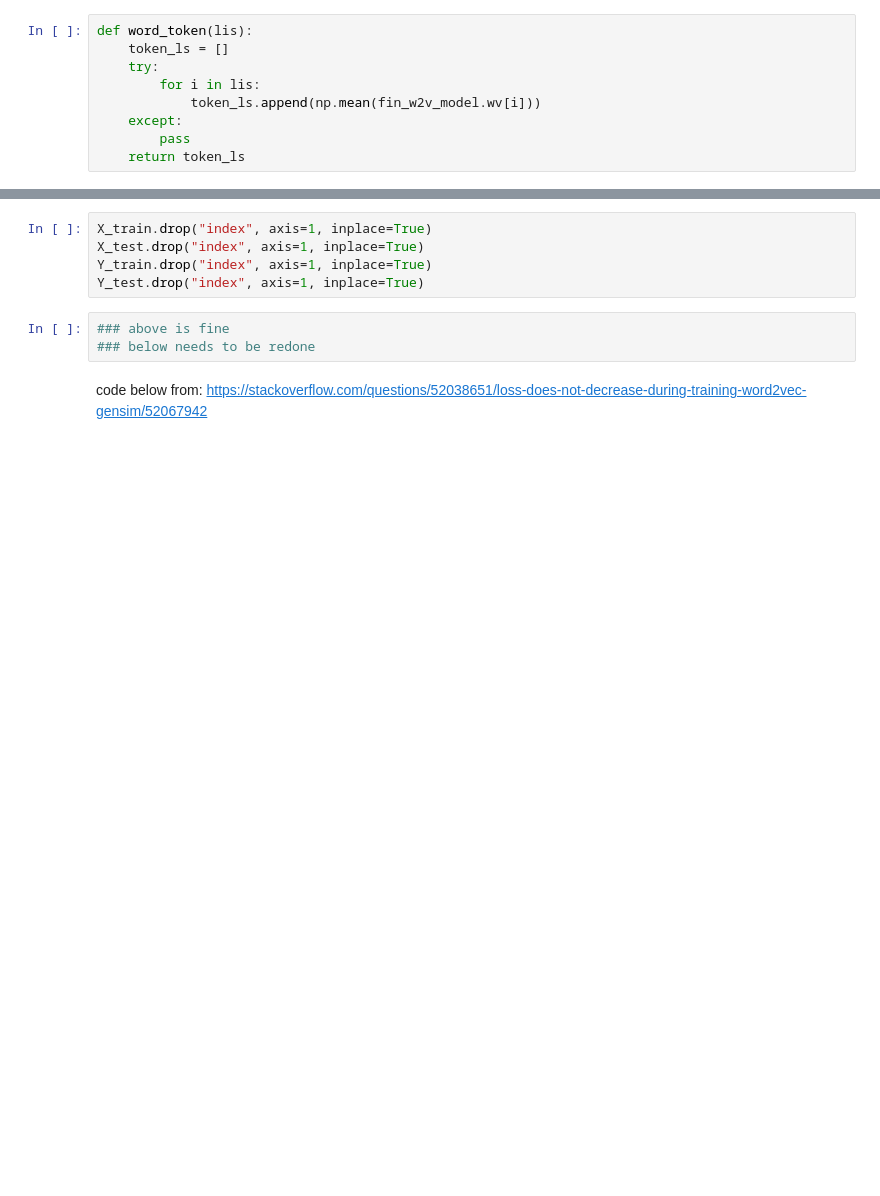
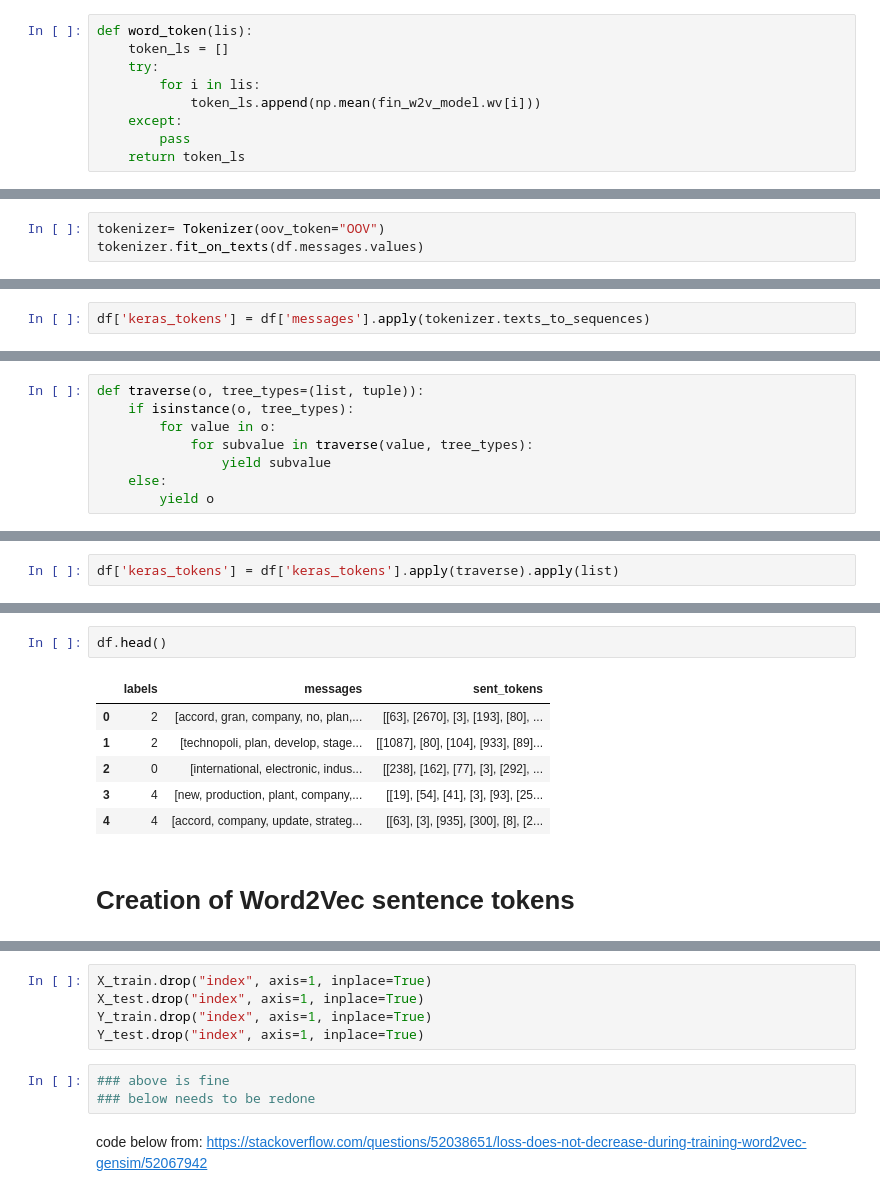
Before and after one commit to Kevin-Kwasnik/aspect-based-sentiment-analysis, a Jupyter notebook: 2_data-wrangling.ipynb, the cells around one changed output, grey strips where cells are left out. Drawn from its saved outputs; the diff is of its cells as text; blank space fills up the shorter version.

```diff
--- a/2_data-wrangling.ipynb
+++ b/2_data-wrangling.ipynb
@@ -299,0 +326,3 @@ df['sent_tokens'] = df.messages.apply(word_token)
+# %%
+tokenizer= Tokenizer(oov_token="OOV")
+tokenizer.fit_on_texts(df.messages.values)
@@ -299,0 +339,2 @@ df['sent_tokens'] = df.messages.apply(word_token)
+# %%
+df['keras_tokens'] = df['messages'].apply(tokenizer.texts_to_sequences)
@@ -299,0 +345,8 @@ df['sent_tokens'] = df.messages.apply(word_token)
+# %%
+def traverse(o, tree_types=(list, tuple)):
+    if isinstance(o, tree_types):
+        for value in o:
+            for subvalue in traverse(value, tree_types):
+                yield subvalue
+    else:
+        yield o
@@ -299,0 +358,2 @@ df['sent_tokens'] = df.messages.apply(word_token)
+# %%
+df['keras_tokens'] = df['keras_tokens'].apply(traverse).apply(list)
@@ -299,0 +437,11 @@ df['sent_tokens'] = df.messages.apply(word_token)
+# %%
+df.head()
+# %% [output]
+|  | labels | messages | sent_tokens |
+| 0 | 2 | [accord, gran, company, no, plan,... | [[63], [2670], [3], [193], [80], ... |
+| 1 | 2 | [technopoli, plan, develop, stage... | [[1087], [80], [104], [933], [89]... |
+| 2 | 0 | [international, electronic, indus... | [[238], [162], [77], [3], [292], ... |
+| 3 | 4 | [new, production, plant, company,... | [[19], [54], [41], [3], [93], [25... |
+| 4 | 4 | [accord, company, update, strateg... | [[63], [3], [935], [300], [8], [2... |
+# %% [markdown]
+# Creation of Word2Vec sentence tokens
```
Also changed, not shown: parts of 46 cells of this notebook.
